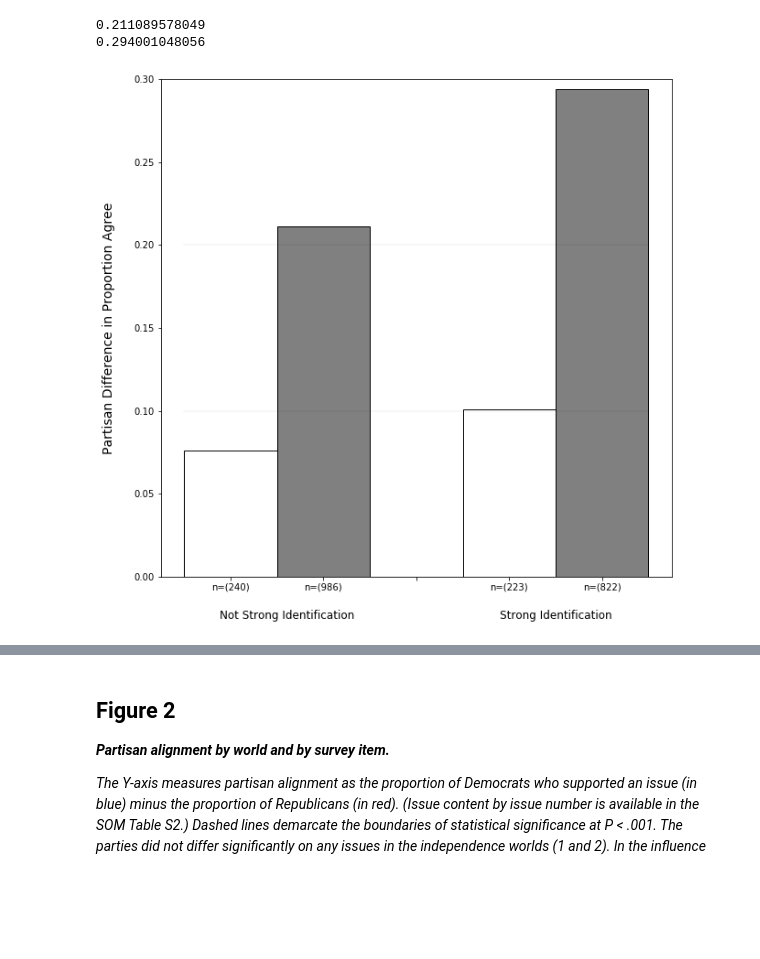
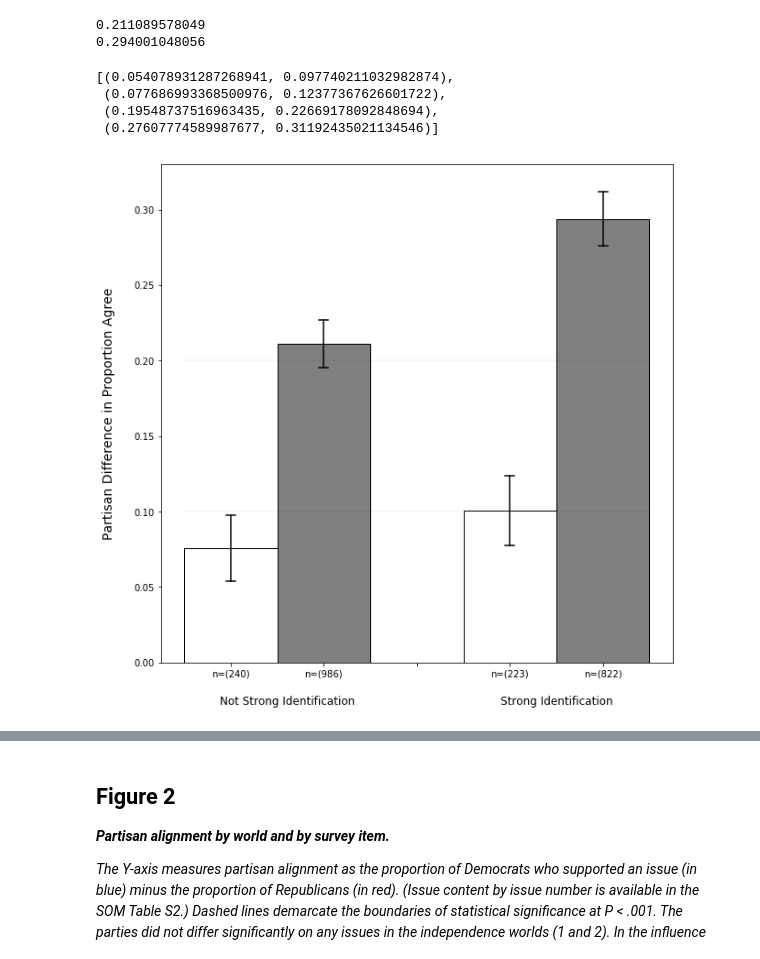
Before and after one commit to AlexMRuch/PartyLab, a Jupyter notebook: experiment_analysis_1/results_duplication_final.ipynb, the cells around one changed output, grey strips where cells are left out. Saved outputs shown, nothing was run; the diff lists cells and outputs as text; code cells hidden in the pictures; blank space fills up the shorter version.

```diff
--- a/experiment_analysis_1/results_duplication_final.ipynb
+++ b/experiment_analysis_1/results_duplication_final.ipynb
@@ -323,6 +361,17 @@ plt.text(8,-.007,
          'N='+str(len(set(answer_data[(answer_data['world'] >2) & (answer_data['pol'] == +2)]['u_order']))),
          horizontalalignment='center')
 
+#Plot confidence Intervals
+for i,(int_start, int_end) in enumerate(ind_intervals):
+    plt.plot([i,i],[int_start,int_end],color='gray')
+    plt.plot([i-.05,i+.05],[int_end,int_end],color='gray')
+    plt.plot([i-.05,i+.05],[int_start,int_start],color='gray')
+
+for i,(int_start, int_end) in enumerate(inf_intervals):
+    plt.plot([i+5,i+5],[int_start,int_end],color='gray')
+    plt.plot([i+4.95,i+5.05],[int_end,int_end],color='gray')
+    plt.plot([i+4.95,i+5.05],[int_start,int_start],color='gray')
+
 #Set Plot Size & Ticks
 plt.ylim(-.06,0.21)
 plt.xticks([-5])
@@ -454,6 +503,28 @@ print(np.mean(inf_strong))
 # %% [output]
 0.211089578049
 0.294001048056
+# %%
+def mean_confidence_interval(data, confidence=0.95):
+    '''
+    Credit to shashan from https://stackoverflow.com/questions/15033511/compute-a-confidence-interval-from-sample-data
+    for this function
+    '''
+
+    a = 1.0 * np.array(data)
+    n = len(a)
+    m, se = np.mean(a), scipy.stats.sem(a)
+    h = se * scipy.stats.t.ppf((1 + confidence) / 2., n-1)
+
+    return m-h, m+h
+
+ind_interval = [mean_confidence_interval(cond_party) for cond_party in [ind_weak,ind_strong]]
+inf_interval = [mean_confidence_interval(cond_party) for cond_party in [inf_weak,inf_strong]]
+ind_interval+inf_interval
+# %% [output]
+[(0.054078931287268941, 0.097740211032982874),
+ (0.077686993368500976, 0.12377367626601722),
+ (0.19548737516963435, 0.22669178092848694),
+ (0.27607774589987677, 0.31192435021134546)]
 # %%
 '''
 Let's plot Figure 1b!
@@ -466,36 +537,43 @@ for i in range(0,3):
 
 #Plot independence-condition mean absolute partisan differences (weak & strong)
 plt.bar(range(5),
         [np.mean(ind_weak)] +
         [0]*2 +
         [np.mean(ind_strong)] +
         [0],
         color='white', width=1, linewidth=1, edgecolor='k',
         #Input n-sizes
         tick_label=['n=('+str(len(set(answer_data[(answer_data['world']<=2) & (answer_data['pol'].apply(lambda x: abs(x) == 1))]['u_order']))) + ')',
                     'n=('+str(len(set(answer_data[(answer_data['world']>2) & (answer_data['pol'].apply(lambda x: abs(x) == 1))]['u_order']))) + ')',
                     '',
                     'n=('+str(len(set(answer_data[(answer_data['world']<=2) & (answer_data['pol'].apply(lambda x: abs(x) == 2))]['u_order']))) + ')',
                     'n=('+str(len(set(answer_data[(answer_data['world']>2) & (answer_data['pol'].apply(lambda x: abs(x) == 2))]['u_order']))) + ')'])
 
 #Plot influence-condition mean absolute partisan differences (weak & strong)
 plt.bar(range(5),
         [0] +
         [np.mean(inf_weak)] +
         [0]*2 +
         [np.mean(inf_strong)],
         color='grey', width=1, linewidth=1, edgecolor='k')
 
+#Plot confidence Intervals
+order = [0,3,1,4]
+for i,(int_start, int_end) in enumerate(ind_interval+inf_interval):
+    plt.plot([order[i],order[i]],[int_start,int_end],color='k')
+    plt.plot([order[i]-.05,order[i]+.05],[int_end,int_end],color='k')
+    plt.plot([order[i]-.05,order[i]+.05],[int_start,int_start],color='k')
+
 #Set Axes Sizes
-plt.ylim(0,0.3)
-\
+plt.ylim(0,0.33)
+
 #get Labels
 plt.ylabel('Partisan Difference in Proportion Agree\n', size = 14)
 plt.xlabel('\nNot Strong Identification                                         Strong Identification', size = 12)
 
 plt.show()
 # %% [output]
-[figure, old version]
+[figure, new version]
 # %% [markdown]
 ** Original Figure (For Comparison)**
 
```
Also changed, not shown: parts of 5 cells of this notebook.
